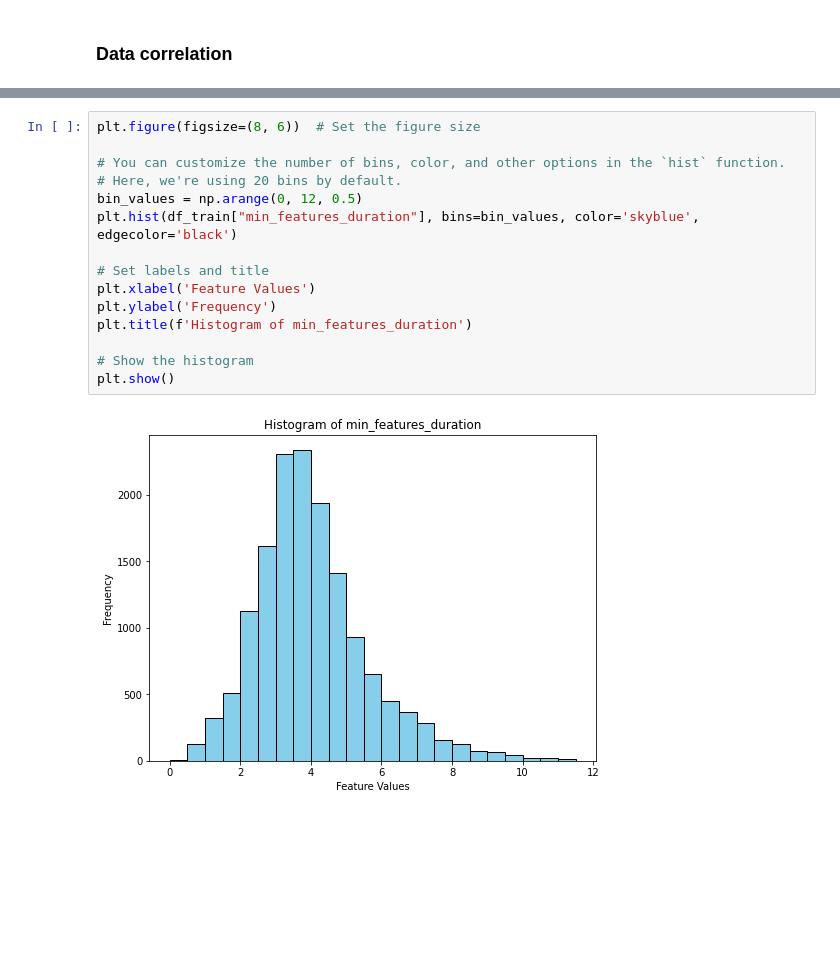
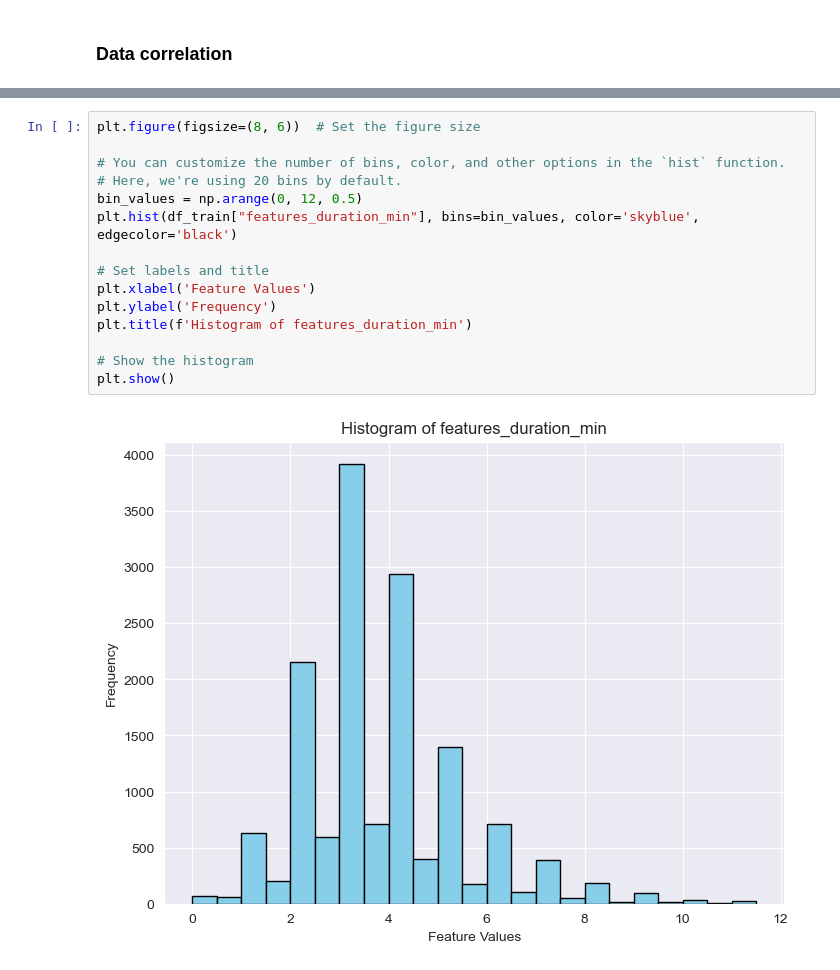
Before and after one commit to EmilianoMarrale/Spotify-Dataset-Analysis, a Jupyter notebook: Project Data Understanding.ipynb, the cells around one changed output, grey strips where cells are left out. Drawn from its saved outputs; the diff is of its cells as text; blank space fills up the shorter version.

```diff
--- a/Project Data Understanding.ipynb
+++ b/Project Data Understanding.ipynb
@@ -486,17 +363,17 @@ plt.show()
 # %%
 plt.figure(figsize=(8, 6))  # Set the figure size
 
 # You can customize the number of bins, color, and other options in the `hist` function.
 # Here, we're using 20 bins by default.
 bin_values = np.arange(0, 12, 0.5)
-plt.hist(df_train["min_features_duration"], bins=bin_values, color='skyblue', edgecolor='black')
+plt.hist(df_train["features_duration_min"], bins=bin_values, color='skyblue', edgecolor='black')
 
 # Set labels and title
 plt.xlabel('Feature Values')
 plt.ylabel('Frequency')
-plt.title(f'Histogram of min_features_duration')
+plt.title(f'Histogram of features_duration_min')
 
 # Show the histogram
 plt.show()
 # %% [output]
-[figure, old version]
+[figure, new version]
```
Also changed, not shown: parts of 35 cells of this notebook.
